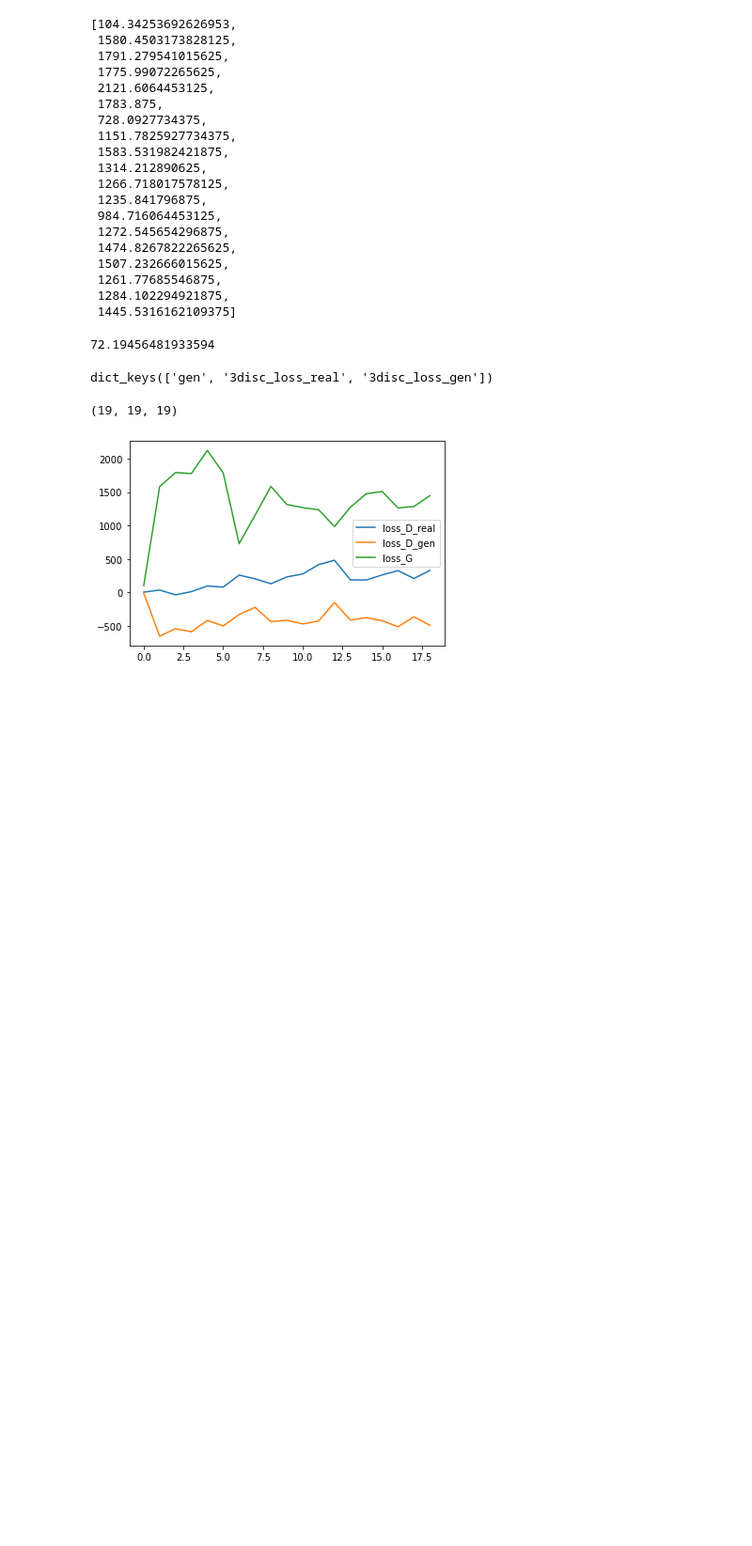
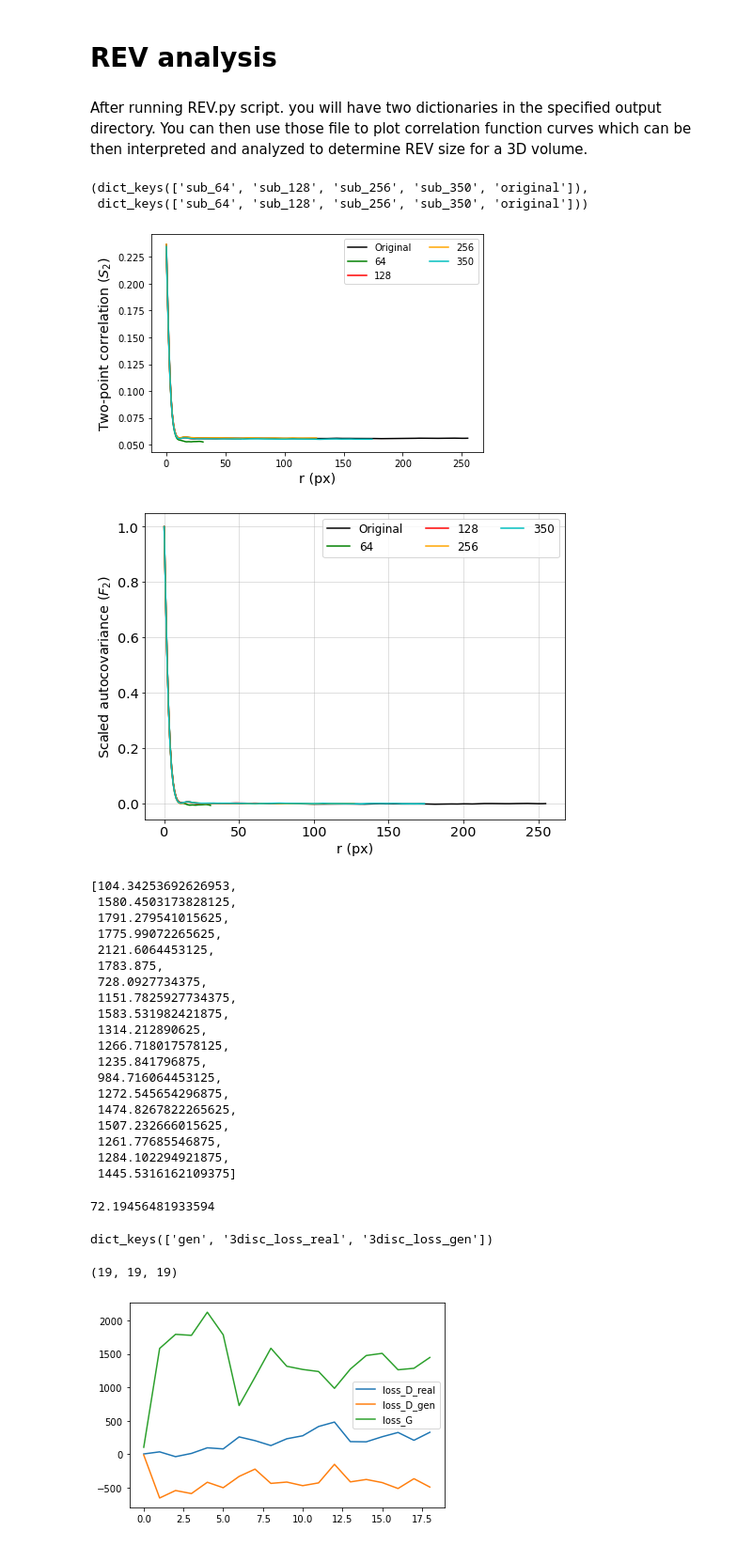
Before and after one commit to hamediut/True2Dto3Drecon, a Jupyter notebook: Notebooks/evaluation.ipynb, the cells around one changed output. Shown at 94% size. Drawn from its saved outputs; the diff is of its cells as text; code cells hidden in the pictures; blank space fills up the shorter version.

Commit message:
Updating README, train.py and REV.py

```diff
--- a/Notebooks/evaluation.ipynb
+++ b/Notebooks/evaluation.ipynb
@@ -4,6 +5,54 @@ import numpy as np
 import joblib
 
 import matplotlib.pyplot as plt
+# %% [markdown]
+# REV analysis
+# %% [markdown]
+After running REV.py script. you will have two dictionaries in the specified output directory.
+You can then use those file to plot correlation function curves which can be then interpreted and analyzed to determine REV size for a 3D volume.
+# %%
+output_dir = r"D:\Hamed\SliceGAN-V1.1\training-runs" # replace this path with your output folder
+# print(output_dir)
+s2_3d_dict = joblib.load(os.path.join(output_dir, 's2_3d_dict.pkl'))
+f2_3d_dict = joblib.load(os.path.join(output_dir, 'f2_3d_dict.pkl'))
+# %%
+f2_3d_dict.keys(), s2_3d_dict.keys()
+# %% [output]
+(dict_keys(['sub_64', 'sub_128', 'sub_256', 'sub_350', 'original']),
+ dict_keys(['sub_64', 'sub_128', 'sub_256', 'sub_350', 'original']))
+# %%
+plt.figure()
+plt.plot(s2_3d_dict['original'], 'k', label = 'Original')
+plt.plot(s2_3d_dict['sub_64']['s2']['mean'], 'g', label = '64')
+plt.plot(s2_3d_dict['sub_128']['s2']['mean'], 'r', label = '128')
+plt.plot(s2_3d_dict['sub_256']['s2']['mean'], 'orange', label = '256')
+plt.plot(s2_3d_dict['sub_350']['s2']['mean'], 'c', label = '350')
+
+plt.xlabel('r (px)', fontsize = 'x-large')
+plt.ylabel('Two-point correlation ($S_2$)', fontsize = 'x-large')
+
+plt.legend(ncol =2)
+plt.tight_layout()
+plt.show()
+
+
+plt.figure(figsize= (8, 6))
+plt.plot(f2_3d_dict['original'], 'k', label = 'Original')
+plt.plot(f2_3d_dict['sub_64']['f2']['mean'], 'g', label = '64')
+plt.plot(f2_3d_dict['sub_128']['f2']['mean'], 'r', label = '128')
+plt.plot(f2_3d_dict['sub_256']['f2']['mean'], 'orange', label = '256')
+plt.plot(f2_3d_dict['sub_350']['f2']['mean'], 'c', label = '350')
+
+
+plt.xlabel('r (px)', fontsize = 'x-large')
+plt.ylabel('Scaled autocovariance ($F_2$)', fontsize = 'x-large')
+plt.grid(alpha = 0.5)
+plt.tick_params(labelsize = 'x-large')
+plt.legend(ncol =3, fontsize = 'large')
+plt.show()
+# %% [output]
+[figure, added]
+[figure, added]
 # %%
 run_path = r'D:\Hamed\SliceGAN-V1.1\training-runs\009_RES_384_ImgSize_256_BatchSize_2_D_batch_size_2_Lrg_0.0001_LrD_0.0001_Lambda_10'
 mse_dict = joblib.load(os.path.join(run_path,'mse_dict.pkl'))
```
Also changed, not shown: parts of 1 cell of this notebook, 5 other files.
